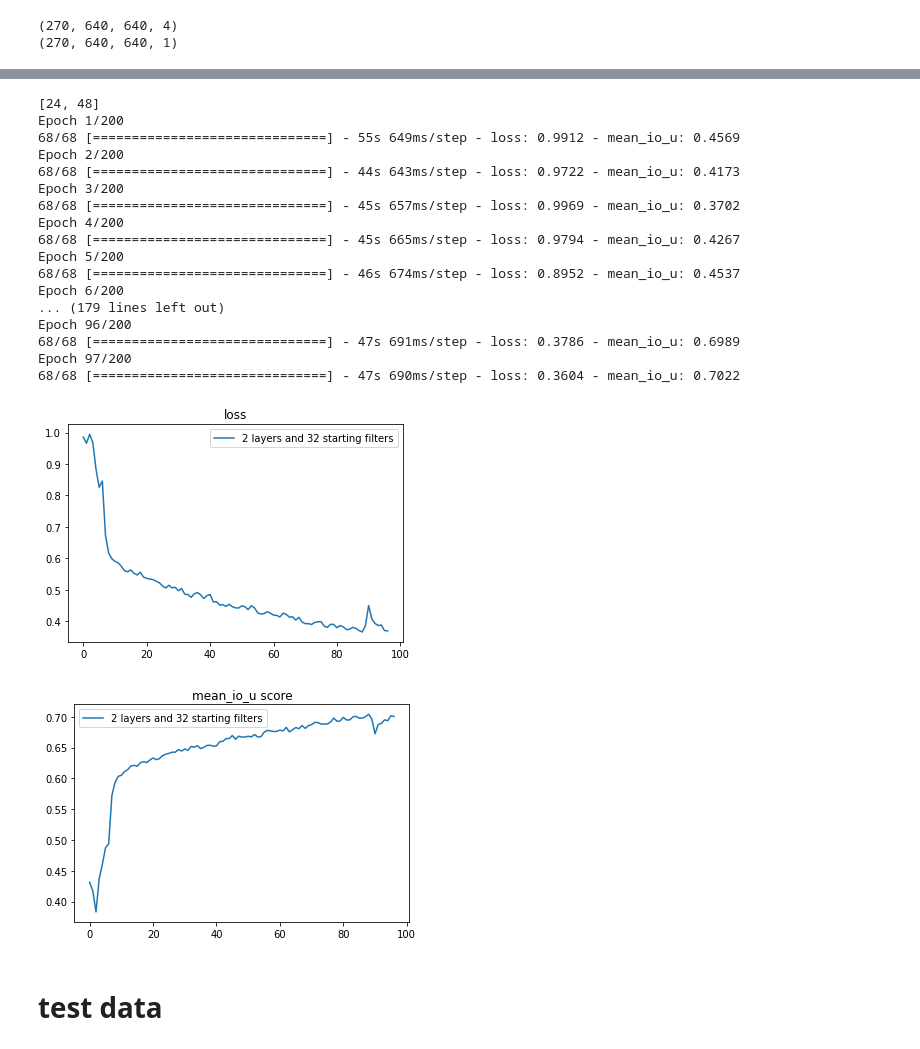
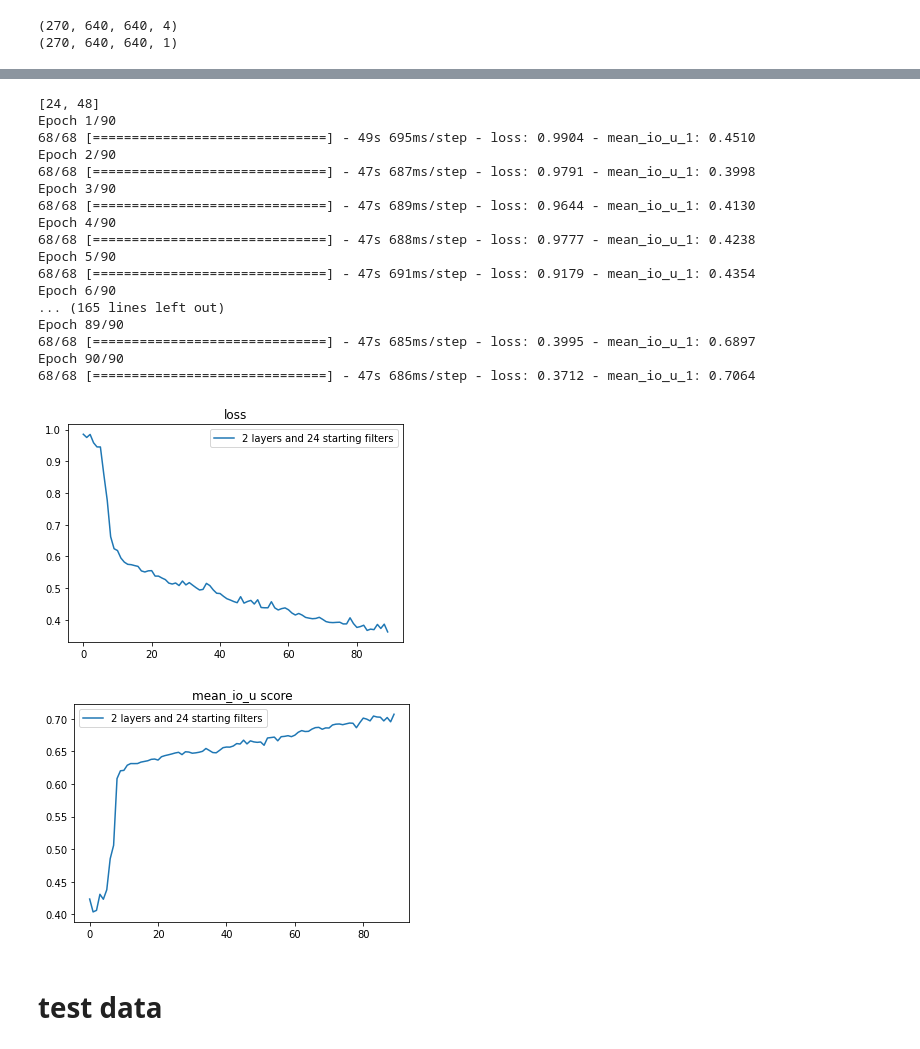
Before and after one commit to varJATIN/Ocular-fundus-image-Analysis, a Jupyter notebook: MA_clahe_walter_4_channel.ipynb, the cells around one changed output, grey strips where cells are left out. Saved outputs shown, nothing was run; the diff lists cells and outputs as text; code cells hidden in the pictures.

```diff
--- a/MA_clahe_walter_4_channel.ipynb
+++ b/MA_clahe_walter_4_channel.ipynb
@@ -244,7 +244,7 @@ print(train_label.shape)
 (270, 640, 640, 4)
 (270, 640, 640, 1)
 # %%
-for i in range(0,10,5):
+"""for i in range(0,10,5):
   plt.imshow(train_batch[i,:,:,3],cmap='gray')
-  plt.show()
+  plt.show()"""
 # %% [output]
@@ -279,32 +277,32 @@ for f in [24]:
     model = UNet_modular(depth=depth,f=f,image_size=640)
     model.compile(optimizer=opt, loss=dice_loss, metrics=[tf.keras.metrics.MeanIoU(num_classes=2)])
     early_stopping= tf.keras.callbacks.EarlyStopping(monitor='loss',min_delta	=0.001, patience=8)
-    hist = model.fit(x = train_batch, y = train_label, batch_size = 4, epochs = 200, verbose = 1, callbacks=[early_stopping], shuffle = True)
+    hist = model.fit(x = train_batch, y = train_label, batch_size = 4, epochs = 90, verbose = 1, callbacks=[early_stopping], shuffle = True)
     models.append(model)
     histories.append(hist)
 # %% [output]
 [24, 48]
-Epoch 1/200
-68/68 [==============================] - 55s 649ms/step - loss: 0.9912 - mean_io_u: 0.4569
-Epoch 2/200
-68/68 [==============================] - 44s 643ms/step - loss: 0.9722 - mean_io_u: 0.4173
-Epoch 3/200
-68/68 [==============================] - 45s 657ms/step - loss: 0.9969 - mean_io_u: 0.3702
-Epoch 4/200
-68/68 [==============================] - 45s 665ms/step - loss: 0.9794 - mean_io_u: 0.4267
-Epoch 5/200
-68/68 [==============================] - 46s 674ms/step - loss: 0.8952 - mean_io_u: 0.4537
-Epoch 6/200
-... (179 lines left out)
-Epoch 96/200
-68/68 [==============================] - 47s 691ms/step - loss: 0.3786 - mean_io_u: 0.6989
-Epoch 97/200
-68/68 [==============================] - 47s 690ms/step - loss: 0.3604 - mean_io_u: 0.7022
+Epoch 1/90
+68/68 [==============================] - 49s 695ms/step - loss: 0.9904 - mean_io_u_1: 0.4510
+Epoch 2/90
+68/68 [==============================] - 47s 687ms/step - loss: 0.9791 - mean_io_u_1: 0.3998
+Epoch 3/90
+68/68 [==============================] - 47s 689ms/step - loss: 0.9644 - mean_io_u_1: 0.4130
+Epoch 4/90
+68/68 [==============================] - 47s 688ms/step - loss: 0.9777 - mean_io_u_1: 0.4238
+Epoch 5/90
+68/68 [==============================] - 47s 691ms/step - loss: 0.9179 - mean_io_u_1: 0.4354
+Epoch 6/90
+... (165 lines left out)
+Epoch 89/90
+68/68 [==============================] - 47s 685ms/step - loss: 0.3995 - mean_io_u_1: 0.6897
+Epoch 90/90
+68/68 [==============================] - 47s 686ms/step - loss: 0.3712 - mean_io_u_1: 0.7064
 # %%
 j=0
 k=0
 for i,hist in enumerate(histories):
-  plt.plot(hist.history['loss'],label="{} layers and {} starting filters".format(2,32))
+  plt.plot(hist.history['loss'],label="{} layers and {} starting filters".format(2,24))
   j+=1
   if j%3==0:
     j=0
@@ -313,21 +311,21 @@ plt.legend()
 plt.title('loss')
 plt.show()
 # %% [output]
-[figure, old version]
+[figure, new version]
 # %%
 j=0
 k=0
 for i,hist in enumerate(histories):
-  plt.plot(hist.history['mean_io_u'],label="{} layers and {} starting filters".format(2,32))
+  plt.plot(hist.history['mean_io_u_1'],label="{} layers and {} starting filters".format(2,24))
   j+=1
   if j%3==0:
     j=0
     k+=1
 plt.legend()
 plt.title('mean_io_u score')
 plt.show()
 # %% [output]
-[figure, old version]
+[figure, new version]
 # %% [markdown]
 # test data
 # %%
```
Also changed, not shown: parts of 6 cells of this notebook.
